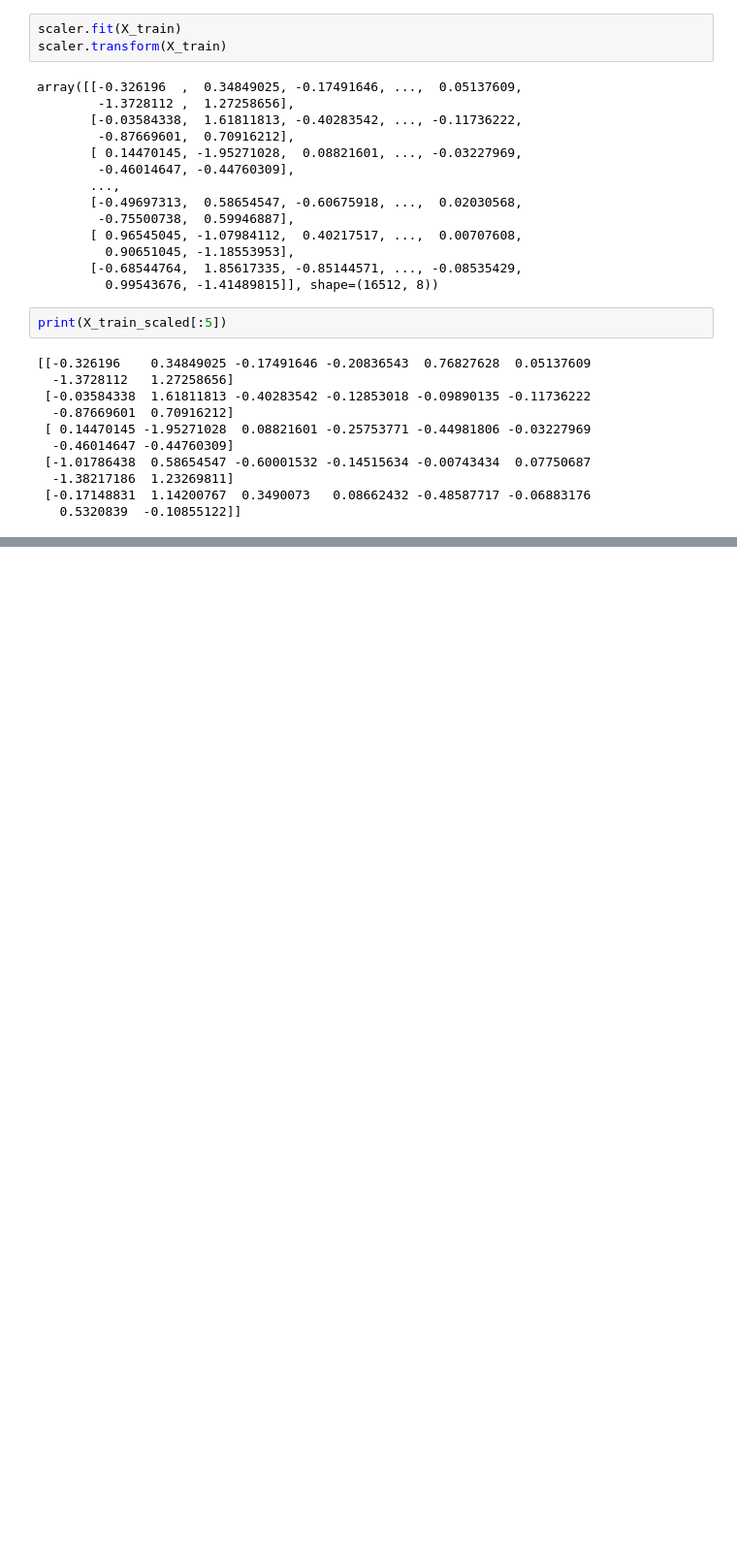
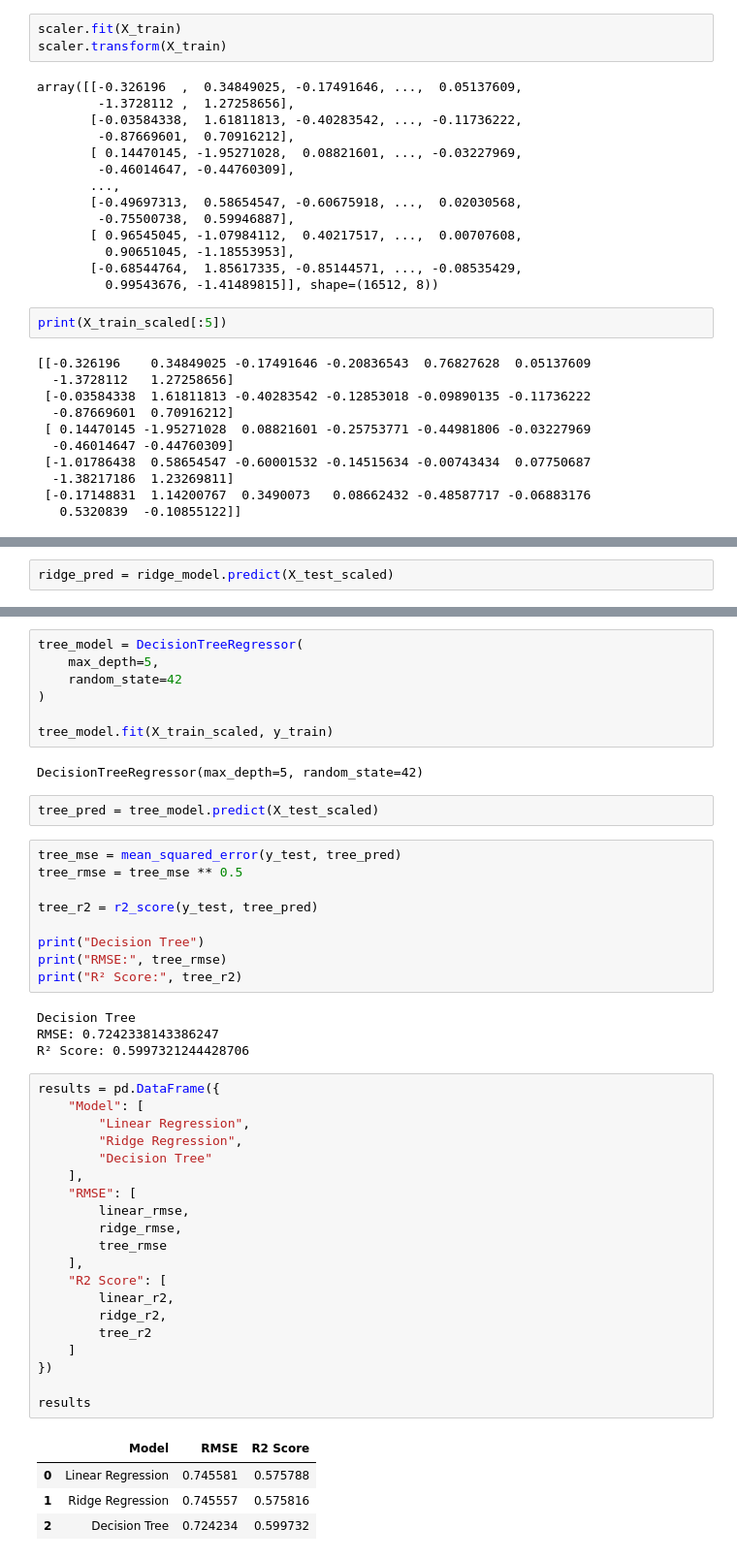
Before and after one commit to khasif18/house-price-predictor-, a Jupyter notebook: sk2_ml_model_comparison.ipynb, the cells around one changed output, grey strips where cells are left out. Shown at 97% size. Saved outputs shown, nothing was run; the diff lists cells and outputs as text; blank space fills up the shorter version.

Commit message:
Train and evaluate regression models

```diff
--- a/sk2_ml_model_comparison.ipynb
+++ b/sk2_ml_model_comparison.ipynb
@@ -141,0 +179,2 @@ print(X_train_scaled[:5])
+# %%
+ridge_pred = ridge_model.predict(X_test_scaled)
@@ -141,0 +194,49 @@ print(X_train_scaled[:5])
+# %%
+tree_model = DecisionTreeRegressor(
+    max_depth=5,
+    random_state=42
+)
+
+tree_model.fit(X_train_scaled, y_train)
+# %% [output]
+DecisionTreeRegressor(max_depth=5, random_state=42)
+# %%
+tree_pred = tree_model.predict(X_test_scaled)
+# %%
+tree_mse = mean_squared_error(y_test, tree_pred)
+tree_rmse = tree_mse ** 0.5
+
+tree_r2 = r2_score(y_test, tree_pred)
+
+print("Decision Tree")
+print("RMSE:", tree_rmse)
+print("R² Score:", tree_r2)
+# %% [output]
+Decision Tree
+RMSE: 0.7242338143386247
+R² Score: 0.5997321244428706
+# %%
+results = pd.DataFrame({
+    "Model": [
+        "Linear Regression",
+        "Ridge Regression",
+        "Decision Tree"
+    ],
+    "RMSE": [
+        linear_rmse,
+        ridge_rmse,
+        tree_rmse
+    ],
+    "R2 Score": [
+        linear_r2,
+        ridge_r2,
+        tree_r2
+    ]
+})
+
+results
+# %% [output]
+|  | Model | RMSE | R2 Score |
+| 0 | Linear Regression | 0.745581 | 0.575788 |
+| 1 | Ridge Regression | 0.745557 | 0.575816 |
+| 2 | Decision Tree | 0.724234 | 0.599732 |
```
Also changed, not shown: parts of 8 cells of this notebook.
